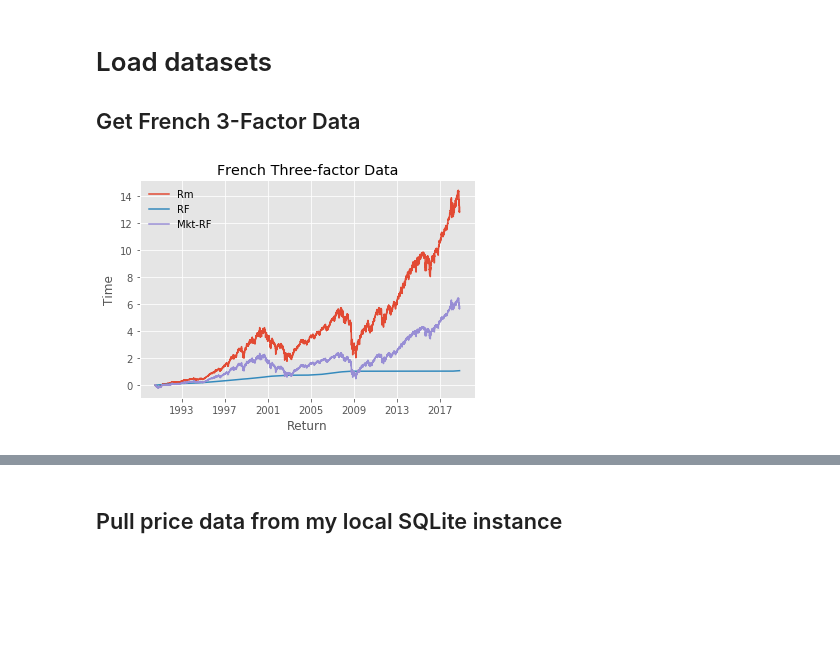
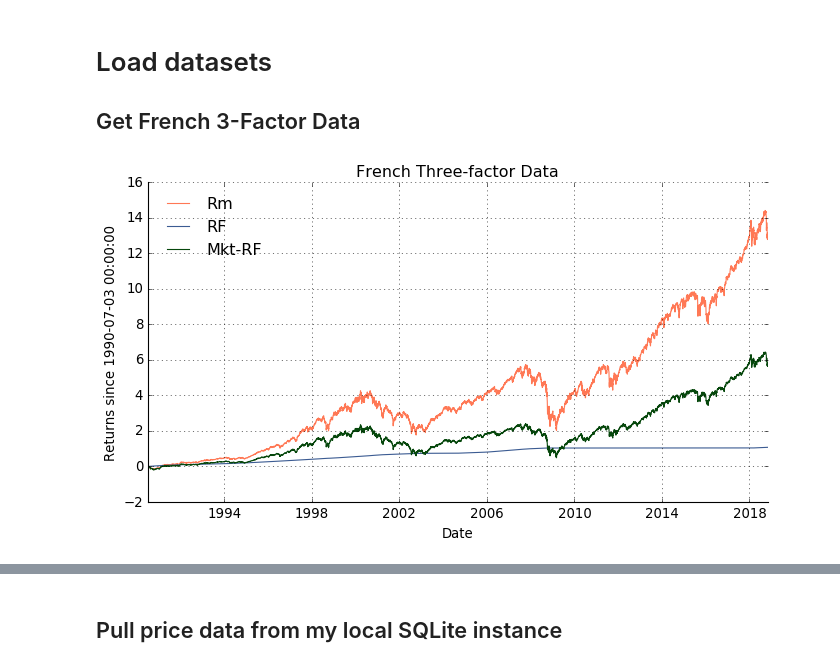
Before and after one commit to ebryce/Portfolio-Risk, a Jupyter notebook: thesis.ipynb, the cells around one changed output, grey strips where cells are left out. Drawn from its saved outputs; the diff is of its cells as text; code cells hidden in the pictures; blank space fills up the shorter version.

```diff
--- a/thesis.ipynb
+++ b/thesis.ipynb
@@ -42,20 +42,32 @@ colors['post-event'] = 'xkcd:denim'
 # %%
 threefactor = fd.get_french('North_America_3_Factors_Daily')
 for column in threefactor.columns[1:]:
     threefactor[column] = threefactor[column]*0.01
 threefactor['Rm'] = threefactor['Mkt-RF']+threefactor['RF']
 threefactor['date'] = threefactor['Date'].apply(lambda Date: datetime.datetime.strptime(str(Date),'%Y%m%d'))
-threefactor['CulmRm'] = (threefactor['Rm']+1).cumprod()
+threefactor['culm_Rm'] = (threefactor['Rm']+1).cumprod()
 
 # Visualize French data to sanity check
-plt.style.use('ggplot')
+plt.style.use('classic')
+
+fig = plt.figure(figsize=(10,5))
+fig.patch.set_facecolor('white')
+
+ax = fig.add_subplot(1, 1, 1)
+
+ax.spines['left'].set_visible(True)
+ax.spines['top'].set_visible(False)
+ax.spines['right'].set_visible(False)
+ax.spines['bottom'].set_visible(True)
+ax.grid(True,axis='both',linestyle=':')
+
 plt.title('French Three-factor Data')
-plt.xlabel('Return')
-plt.ylabel('Time')
-plt.plot(threefactor['date'],((threefactor['Rm']+1).cumprod()-1))
-plt.plot(threefactor['date'],((threefactor['RF']+1).cumprod()-1))
-plt.plot(threefactor['date'],((threefactor['Mkt-RF']+1).cumprod()-1))
+plt.xlabel('Date')
+plt.ylabel('Returns since {Start}'.format(Start=threefactor['date'].min()))
+plt.plot(threefactor['date'],((threefactor['Rm']+1).cumprod()-1),color='xkcd:melon')
+plt.plot(threefactor['date'],((threefactor['RF']+1).cumprod()-1),color='xkcd:denim blue')
+plt.plot(threefactor['date'],((threefactor['Mkt-RF']+1).cumprod()-1), color='xkcd:forest green')
 plt.legend(['Rm','RF','Mkt-RF'], frameon=False, loc='best')
 plt.show()
 # %% [output]
-[figure, old version]
+[figure, new version]
```
Also changed, not shown: parts of 44 cells of this notebook.
